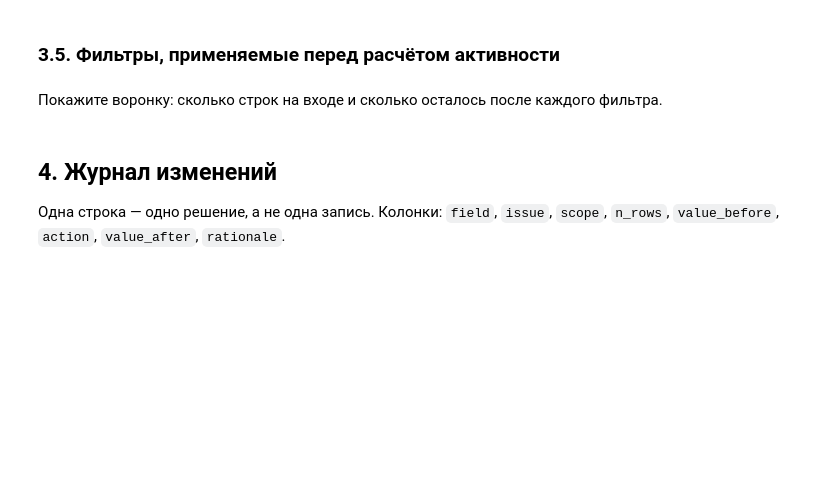
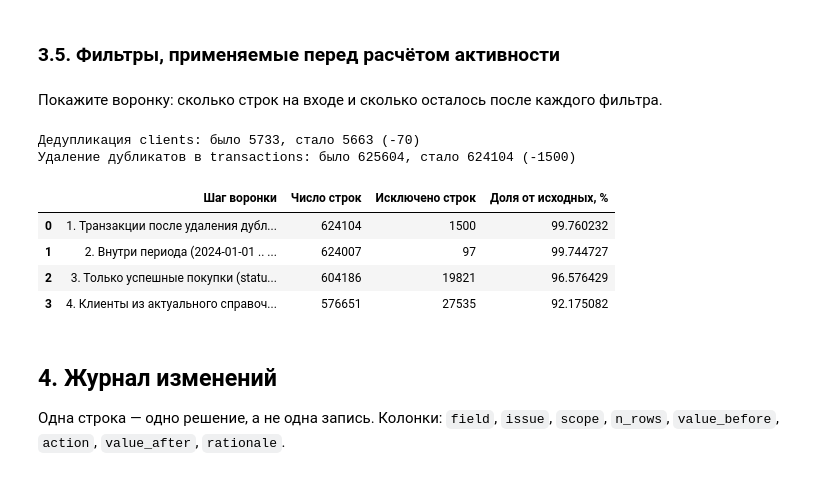
Before and after one commit to fnkb108/Dzidzenka_Mikita_Lab1, a Jupyter notebook: 01_analysis.ipynb, the cells around one changed output. Cells and saved outputs as stored; diff of their text form; code cells hidden in the pictures; blank space fills up the shorter version.

```diff
--- a/01_analysis.ipynb
+++ b/01_analysis.ipynb
@@ -396,6 +497,54 @@ clients_clean['monthly_income_clean'] = clients_clean['monthly_income'].replace(
 ### 3.5. Фильтры, применяемые перед расчётом активности
 # %% [markdown]
 Покажите воронку: сколько строк на входе и сколько осталось после каждого фильтра.
+# %%
+n_cl_before = len(clients_clean)
+clients_clean = clients_clean.drop_duplicates()
+clients_clean = clients_clean.drop_duplicates(subset=['client_id'], keep=False)
+print(f"Дедупликация clients: было {n_cl_before}, стало {len(clients_clean)} (-{n_cl_before - len(clients_clean)})")
+
+n_tx_before = len(txn_clean)
+txn_clean = txn_clean.sort_values(by='txn_datetime', key=lambda col: col.str.len(), ascending=False).drop_duplicates(subset='txn_id', keep='first')
+txn_clean['txn_datetime'] = pd.to_datetime(txn_clean['txn_datetime'], format='mixed')
+print(f"Удаление дубликатов в transactions: было {n_tx_before}, стало {len(txn_clean)} (-{n_tx_before - len(txn_clean)})")
+
+n_tx_0 = len(txn_clean)
+
+# Фильтр дат
+mask_period = (txn_clean['txn_datetime'] >= '2024-01-01') & (txn_clean['txn_datetime'] <= '2025-06-30 23:59:59')
+n_outside_dates = int((~mask_period).sum())
+txn_in_period = txn_clean[mask_period].copy()
+n_tx_1 = len(txn_in_period)
+
+# Фильтр статуса
+txn_success = txn_in_period[txn_in_period['status'] == 'успешно'].copy()
+n_tx_2 = len(txn_success)
+
+# Фильтр действующих клиентов
+valid_cids = set(clients_clean['client_id'])
+txn_valid = txn_success[txn_success['client_id'].isin(valid_cids)].copy()
+n_tx_3 = len(txn_valid)
+
+funnel_df = pd.DataFrame({
+    'Шаг воронки': [
+        '1. Транзакции после удаления дубликатов',
+        '2. Внутри периода (2024-01-01 .. 2025-06-30)',
+        '3. Только успешные покупки (status=успешно)',
+        '4. Клиенты из актуального справочника'
+    ],
+    'Число строк': [n_tx_0, n_tx_1, n_tx_2, n_tx_3],
+    'Исключено строк': [n_tx_before - n_tx_0, n_tx_0 - n_tx_1, n_tx_1 - n_tx_2, n_tx_2 - n_tx_3],
+    'Доля от исходных, %': [n_tx_0/n_tx_before*100, n_tx_1/n_tx_before*100, n_tx_2/n_tx_before*100, n_tx_3/n_tx_before*100]
+})
+display(funnel_df)
+# %% [output]
+Дедупликация clients: было 5733, стало 5663 (-70)
+Удаление дубликатов в transactions: было 625604, стало 624104 (-1500)
+|  | Шаг воронки | Число строк | Исключено строк | Доля от исходных, % |
+| 0 | 1. Транзакции после удаления дубл... | 624104 | 1500 | 99.760232 |
+| 1 | 2. Внутри периода (2024-01-01 .. ... | 624007 | 97 | 99.744727 |
+| 2 | 3. Только успешные покупки (statu... | 604186 | 19821 | 96.576429 |
+| 3 | 4. Клиенты из актуального справоч... | 576651 | 27535 | 92.175082 |
 # %% [markdown]
 ## 4. Журнал изменений
 
```
Also changed, not shown: parts of 13 cells of this notebook.
